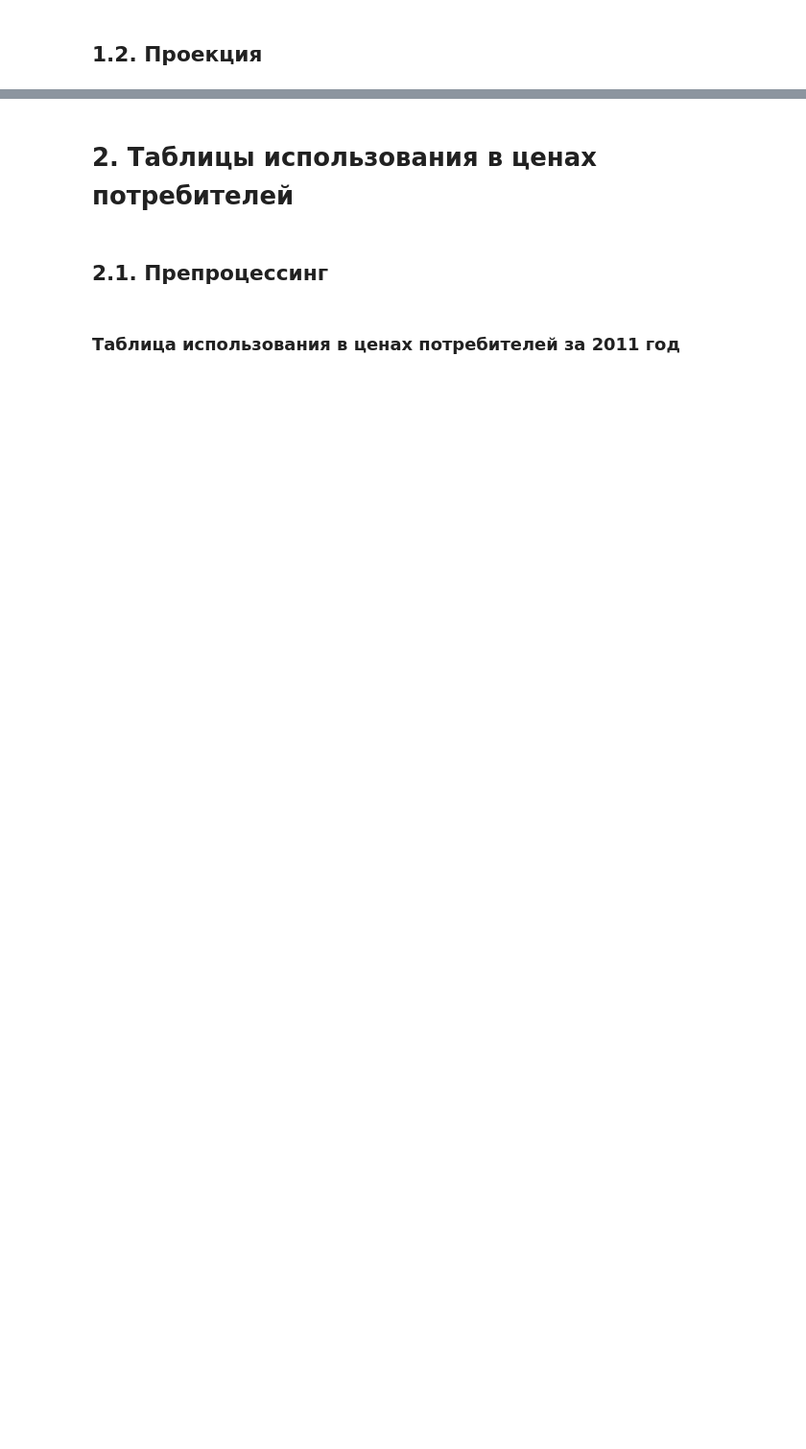
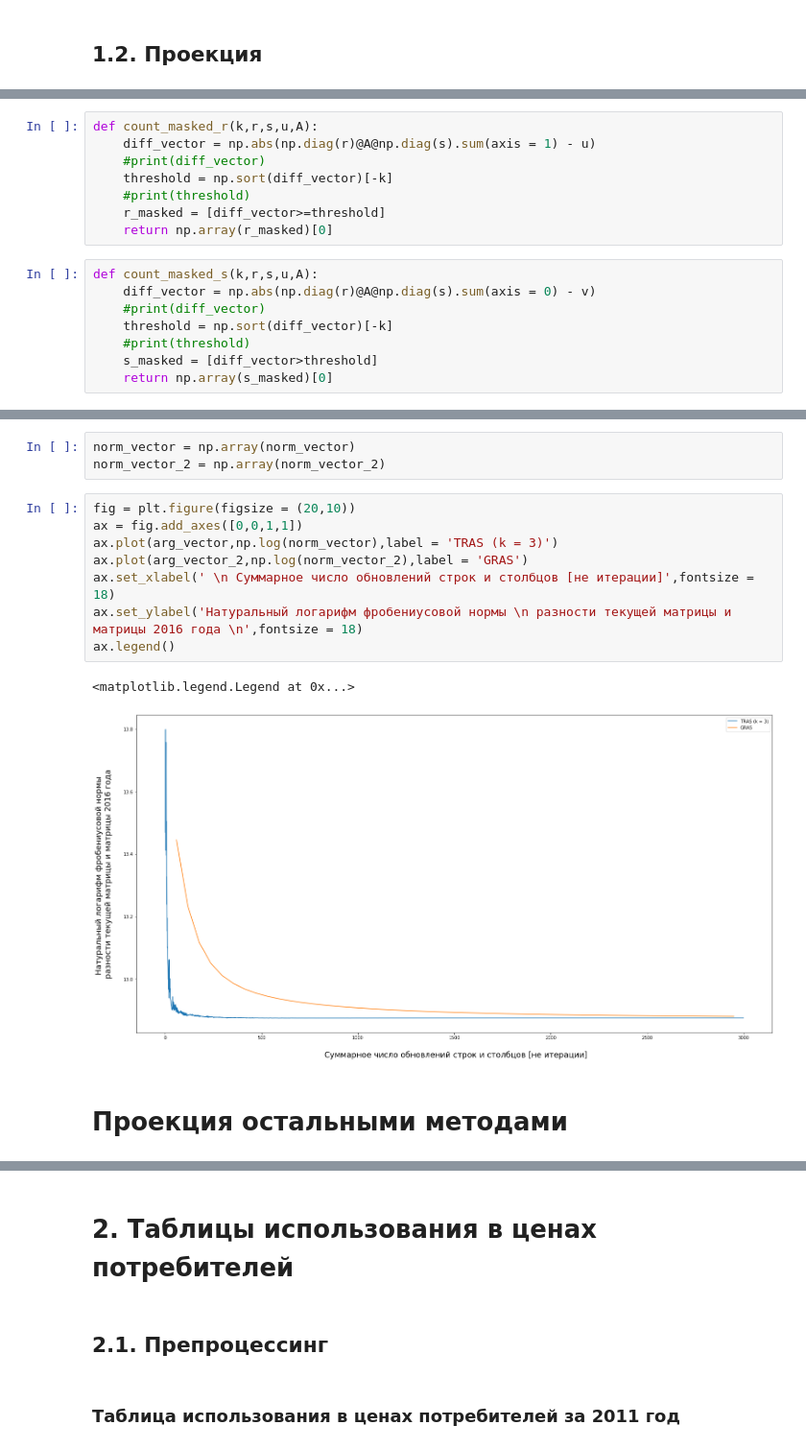
Before and after one commit to sofvnv/input-output-tables-projection, a Jupyter notebook: projection_RUS.ipynb, the cells around one changed output, grey strips where cells are left out. Shown at 96% size. Drawn from its saved outputs; the diff is of its cells as text; blank space fills up the shorter version.

Commit message:
Добавлена реализация метода GRAS (качество отработки наилучшее).
Реализация вставлена в существовавший код для единообразия сравнения. Также реализован и проанализирован метод TRAS.

```diff
--- a/projection_RUS.ipynb
+++ b/projection_RUS.ipynb
@@ -264,0 +533,16 @@ Parameter DualReductions unchanged
+# %%
+def count_masked_r(k,r,s,u,A):
+    diff_vector = np.abs(np.diag(r)@A@np.diag(s).sum(axis = 1) - u)
+    #print(diff_vector)
+    threshold = np.sort(diff_vector)[-k]
+    #print(threshold)
+    r_masked = [diff_vector>=threshold]
+    return np.array(r_masked)[0]
+# %%
+def count_masked_s(k,r,s,u,A):
+    diff_vector = np.abs(np.diag(r)@A@np.diag(s).sum(axis = 0) - v)
+    #print(diff_vector)
+    threshold = np.sort(diff_vector)[-k]
+    #print(threshold)
+    s_masked = [diff_vector>threshold]
+    return np.array(s_masked)[0]
@@ -265 +651,17 @@ Parameter DualReductions unchanged
+# %%
+norm_vector = np.array(norm_vector)
+norm_vector_2 = np.array(norm_vector_2)
+# %%
+fig = plt.figure(figsize = (20,10))
+ax = fig.add_axes([0,0,1,1])
+ax.plot(arg_vector,np.log(norm_vector),label = 'TRAS (k = 3)')
+ax.plot(arg_vector_2,np.log(norm_vector_2),label = 'GRAS')
+ax.set_xlabel(' \n Суммарное число обновлений строк и столбцов [не итерации]',fontsize = 18)
+ax.set_ylabel('Натуральный логарифм фробениусовой нормы \n разности текущей матрицы и матрицы 2016 года \n',fontsize = 18)
+ax.legend()
+# %% [output]
+<matplotlib.legend.Legend at 0x...>
+[figure, added]
+# %% [markdown]
+# Проекция остальными методами
 # %%
```
Also changed, not shown: parts of 107 cells of this notebook.
